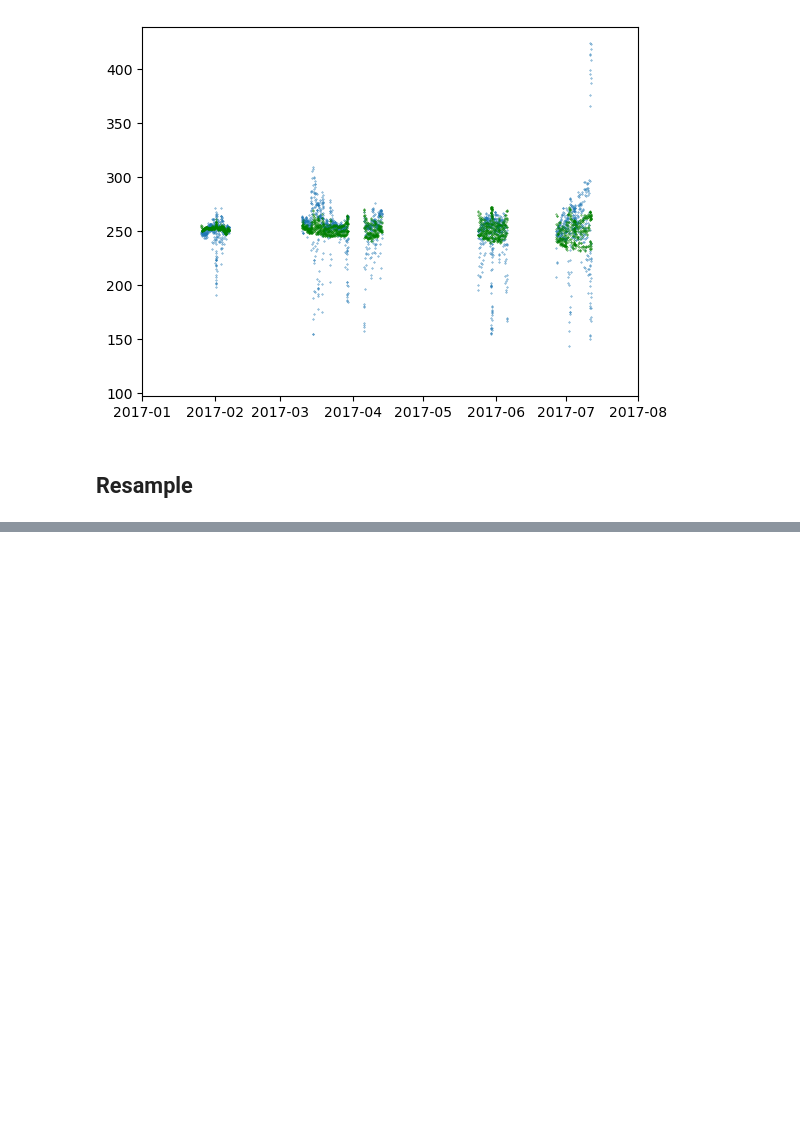
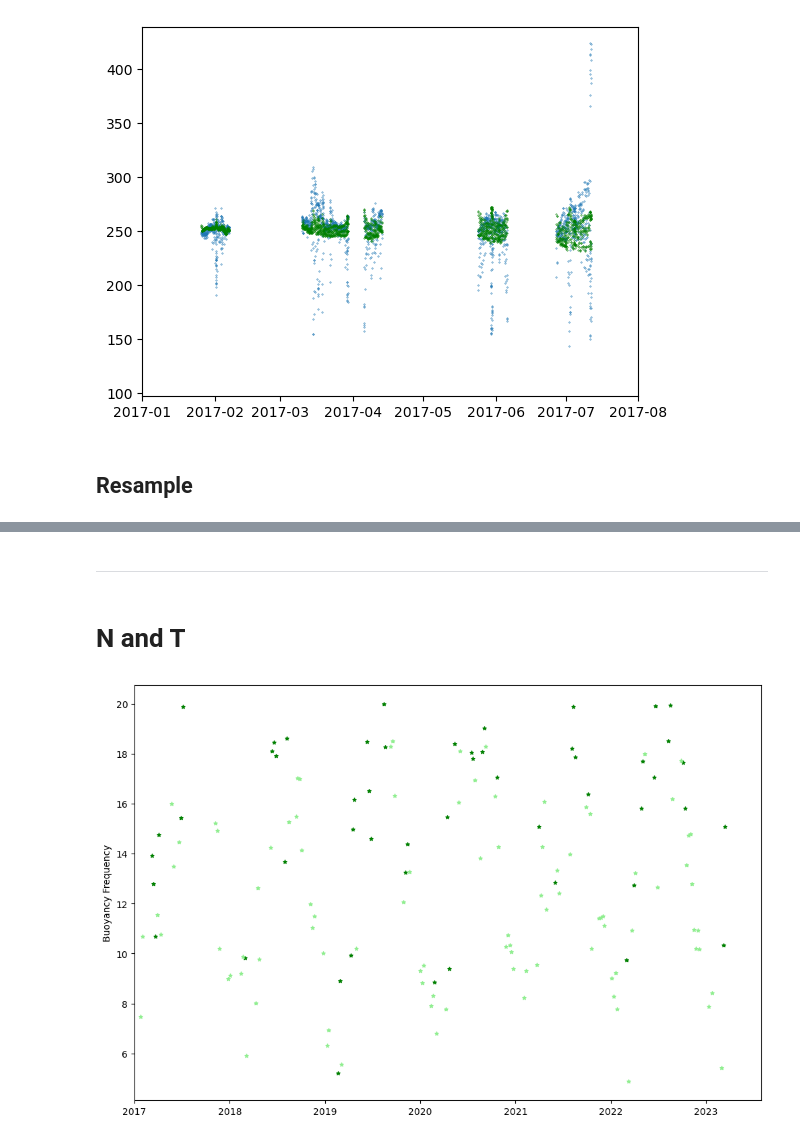
Before and after one commit to profxj/sio-sandbox, a Jupyter notebook: nb/CUGN/Interannual_DO.ipynb, the cells around one changed output, grey strips where cells are left out. Saved outputs shown, nothing was run; the diff lists cells and outputs as text; code cells hidden in the pictures; blank space fills up the shorter version.

```diff
--- a/nb/CUGN/Interannual_DO.ipynb
+++ b/nb/CUGN/Interannual_DO.ipynb
@@ -101,0 +228,30 @@ plt.show()
+# %% [markdown]
+----
+# %% [markdown]
+# N and T
+# %%
+grid = grid_resample_max
+sval = 15.0
+
+fig = plt.figure(figsize=(12,8))
+plt.clf()
+ax = plt.gca()
+
+#ax.scatter(grid.time, grid.doxy, s=sval)
+
+# OC
+# Split by gt/lt
+sat_lim = 1.1
+#saturated = grid_resample_max.SO > sat_lim
+saturated = grid.SO > sat_lim
+ax.scatter(grid.time[saturated], grid.N[saturated], s=sval, color='green', marker='*')
+ax.scatter(grid.time[~saturated], grid.N[~saturated], s=sval, color='lightgreen', marker='*')
+
+ax.set_xlim(pandas.Timestamp('2017-01-01'), pandas.Timestamp('2023-08-01'))
+ax.xaxis.set_major_locator(mpl.dates.YearLocator(base=1))
+
+ax.set_ylabel('Buoyancy Frequency')
+
+plt.show()
+# %% [output]
+[figure, added]
```
Also changed, not shown: parts of 18 cells of this notebook, 1 other file.
